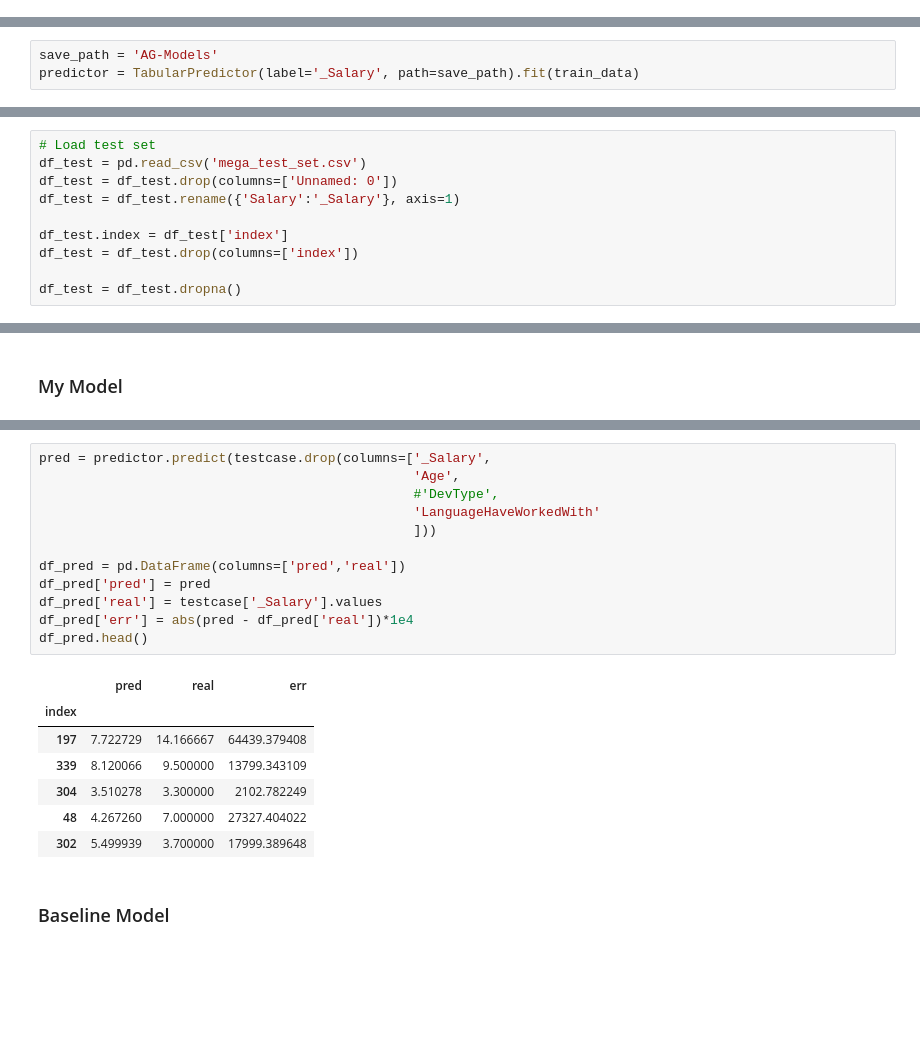
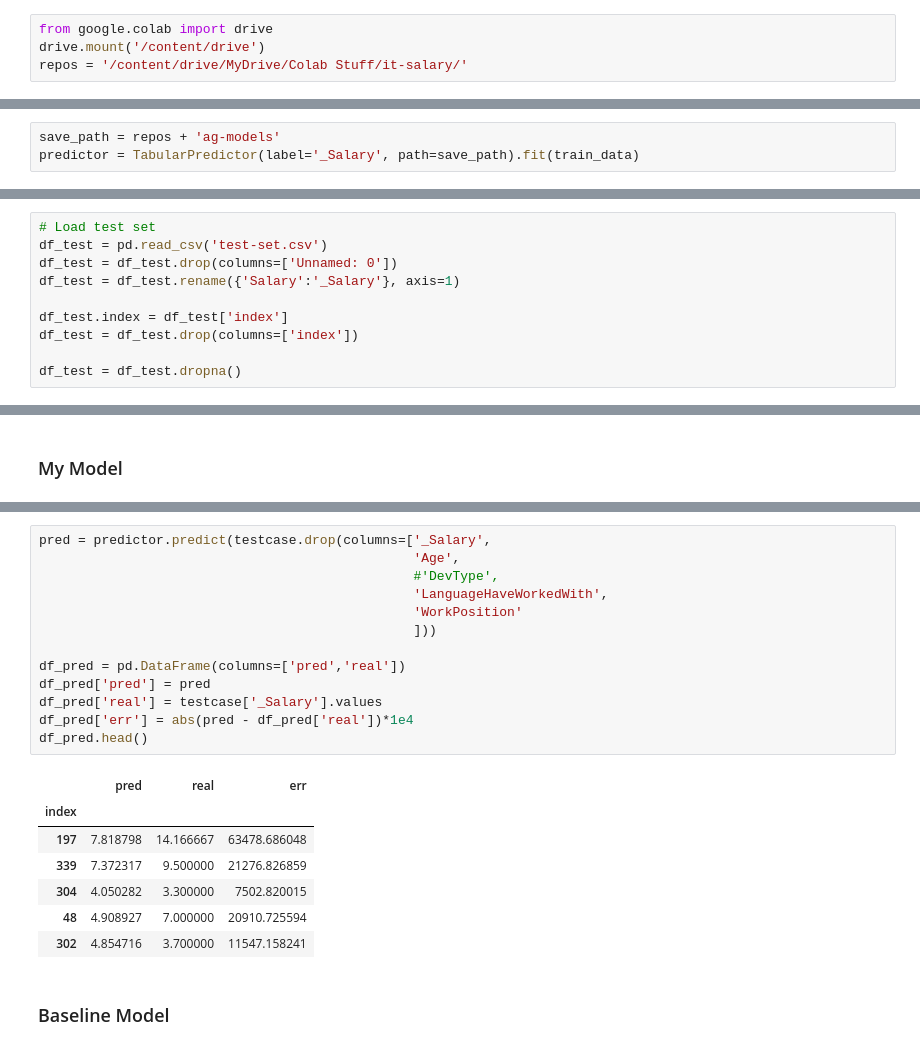
Before and after one commit to OnlyJust3rd/LittleHR-Thai-IT-Salary-Estimator, a Jupyter notebook: notebook n stuff/Thai-IT-Job-Salary-Pred-Model.ipynb, the cells around one changed output, grey strips where cells are left out. Drawn from its saved outputs; the diff is of its cells as text; blank space fills up the shorter version.

```diff
--- a/notebook n stuff/Thai-IT-Job-Salary-Pred-Model.ipynb
+++ b/notebook n stuff/Thai-IT-Job-Salary-Pred-Model.ipynb
@@ -479,3 +494,7 @@ Index(['WorkPlace', 'YearsCodePro', 'YearsCode', 'Employment', '_Salary',
       dtype='object')
 # %% [markdown]
 ## Train model
+# %%
+from google.colab import drive
+drive.mount('/content/drive')
+repos = '/content/drive/MyDrive/Colab Stuff/it-salary/'
@@ -482,5 +503,5 @@ Index(['WorkPlace', 'YearsCodePro', 'YearsCode', 'Employment', '_Salary',
 # %%
-save_path = 'AG-Models'
+save_path = repos + 'ag-models'
 predictor = TabularPredictor(label='_Salary', path=save_path).fit(train_data)
 # %% [output]
 Beginning AutoGluon training ...
@@ -642,7 +683,7 @@ MEAN ERR : 17842.71
 ## Okay, compared with baseline
 # %%
 # Load test set
-df_test = pd.read_csv('mega_test_set.csv')
+df_test = pd.read_csv('test-set.csv')
 df_test = df_test.drop(columns=['Unnamed: 0'])
 df_test = df_test.rename({'Salary':'_Salary'}, axis=1)
 
@@ -710,23 +751,24 @@ X_test.head()
 # %%
 pred = predictor.predict(testcase.drop(columns=['_Salary',
                                                 'Age',
                                                 #'DevType',
-                                                'LanguageHaveWorkedWith'
+                                                'LanguageHaveWorkedWith',
+                                                'WorkPosition'
                                                 ]))
 
 df_pred = pd.DataFrame(columns=['pred','real'])
 df_pred['pred'] = pred
 df_pred['real'] = testcase['_Salary'].values
 df_pred['err'] = abs(pred - df_pred['real'])*1e4
 df_pred.head()
 # %% [output]
 |  | pred | real | err |
 | index |  |  |  |
-| 197 | 7.722729 | 14.166667 | 64439.379408 |
-| 339 | 8.120066 | 9.500000 | 13799.343109 |
-| 304 | 3.510278 | 3.300000 | 2102.782249 |
-| 48 | 4.267260 | 7.000000 | 27327.404022 |
-| 302 | 5.499939 | 3.700000 | 17999.389648 |
+| 197 | 7.818798 | 14.166667 | 63478.686048 |
+| 339 | 7.372317 | 9.500000 | 21276.826859 |
+| 304 | 4.050282 | 3.300000 | 7502.820015 |
+| 48 | 4.908927 | 7.000000 | 20910.725594 |
+| 302 | 4.854716 | 3.700000 | 11547.158241 |
 # %% [markdown]
 ### Baseline Model
 # %%
```
Also changed, not shown: parts of 28 cells of this notebook.
